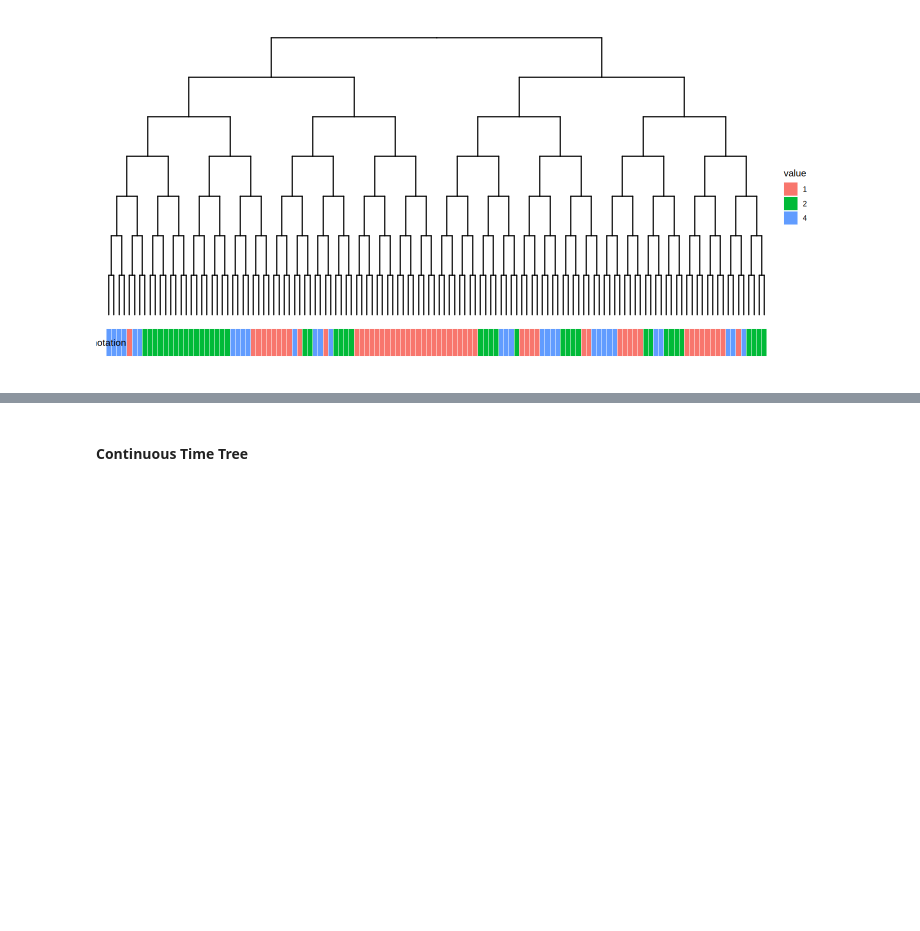
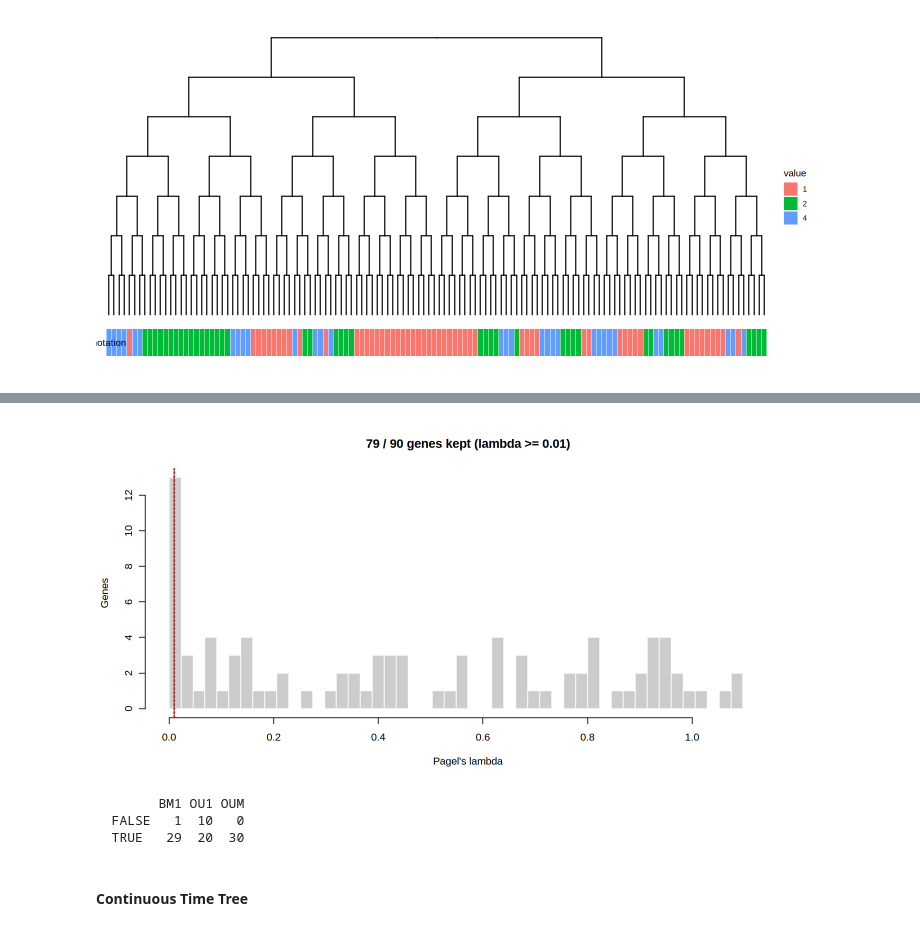
Before and after one commit to hrstuart/SCOUT, a Jupyter notebook: examples/SimulationAndAnalysisVignette.ipynb, the cells around one changed output, grey strips where cells are left out. Saved outputs shown, nothing was run; the diff lists cells and outputs as text; code cells hidden in the pictures; blank space fills up the shorter version.

Commit message:
SimulationAndAnalysis: 256-cell simulation and lambda screens
Co-Authored-By: Claude Opus 5.5 <noreply@anthropic.com>

```diff
--- a/examples/SimulationAndAnalysisVignette.ipynb
+++ b/examples/SimulationAndAnalysisVignette.ipynb
@@ -88,7 +88,7 @@ We'll generate a synthetic dataset with:
 # %%
 # Simulate test data with multiple parameter combinations
 sim.res <- simulate_test_data(ngenes = 30, # number of genes to simulat per regime.
-                              ncells = 128, # number of cells to simulate. # genes < # cells
+                              ncells = 256, # number of cells to simulate. # genes < # cells
                               tree ='((t3:1, t4:1):1);', # cell state tree
                               outdir = './simulate_data', # output directory
                               out_prefix = 'sim_test', # prefix for output files
@@ -196,0 +199,10 @@ gheatmap(p, data.frame(annotation), width = 0.1)
+# %%
+scr <- lambda_screen(counts =sim.res$simulated_OU$counts[[1]],
+      tree   = sim.res$scLT$tree,
+    species_key = 'species',              # tip-label column, e.g. 'cellBC'
+    regimes     = c('OUM'),               # regime columns, so they aren't scored as genes
+    normalize   = TRUE,                   # same value you'd give SCOUT(); FALSE for log-normalized data
+    cores       = 8)
+
+plot_lambda_screen(scr, lambda_min = 0.01)
+# %% [output]
@@ -197,3 +212,12 @@ gheatmap(p, data.frame(annotation), width = 0.1)
+[figure, added]
+# %%
+scr$tag <- scr$lambda > 0.01
+scr$driver <- gsub('_\\d+', '', scr$gene_name)
+table(scr$tag, scr$driver)
+# %% [output]
+        BM1 OU1 OUM
+  FALSE   1  10   0
+  TRUE   29  20  30
 # %% [markdown]
 #### Continuous Time Tree
 # %%
```
Also changed, not shown: parts of 10 cells of this notebook.
